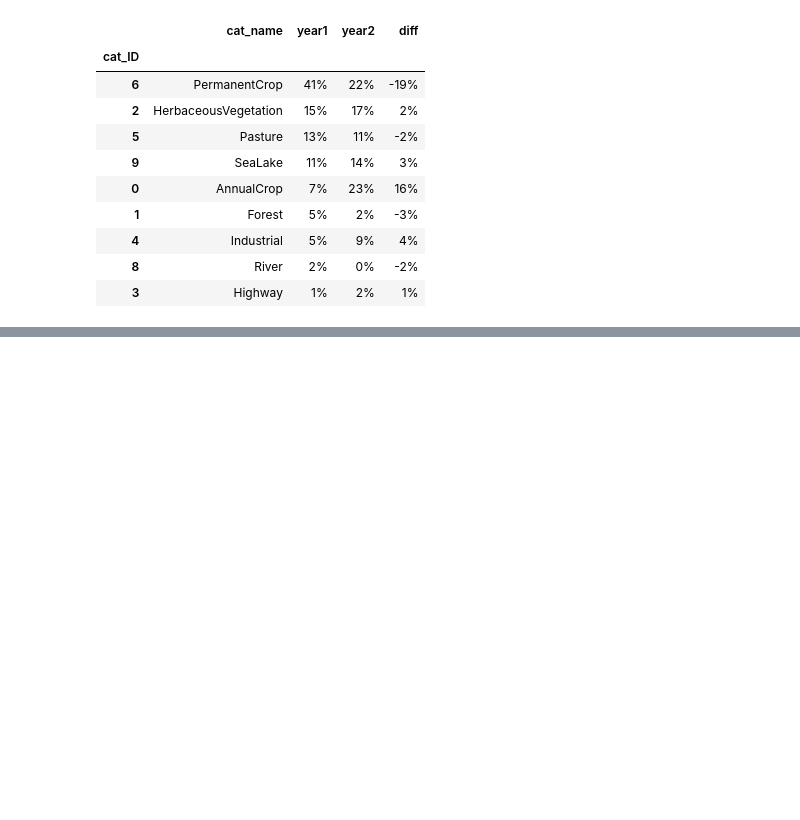
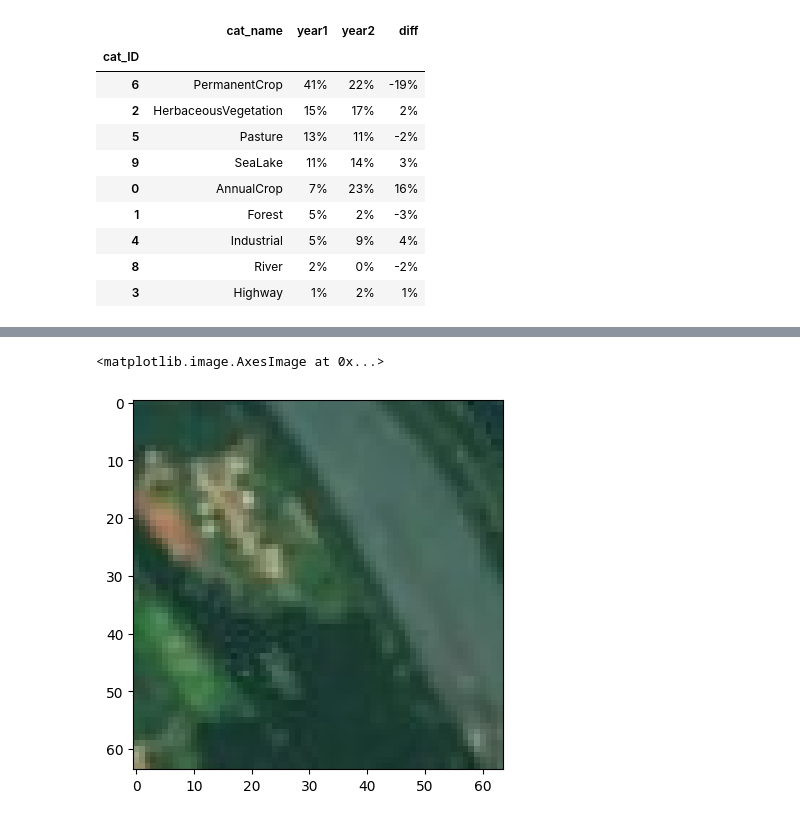
Before and after one commit to pabloknecht/watching-from-above, a Jupyter notebook: notebooks/comparison.ipynb, the cells around one changed output, grey strips where cells are left out. Cells and saved outputs as stored; diff of their text form; code cells hidden in the pictures; blank space fills up the shorter version.

```diff
--- a/notebooks/comparison.ipynb
+++ b/notebooks/comparison.ipynb
@@ -105,0 +182,6 @@ summary
+# %%
+i = 10
+plt.imshow(Image.fromarray(X_test1[i]))
+# %% [output]
+<matplotlib.image.AxesImage at 0x...>
+[figure, added]
```
Also changed, not shown: parts of 16 cells of this notebook, 3 other files.
